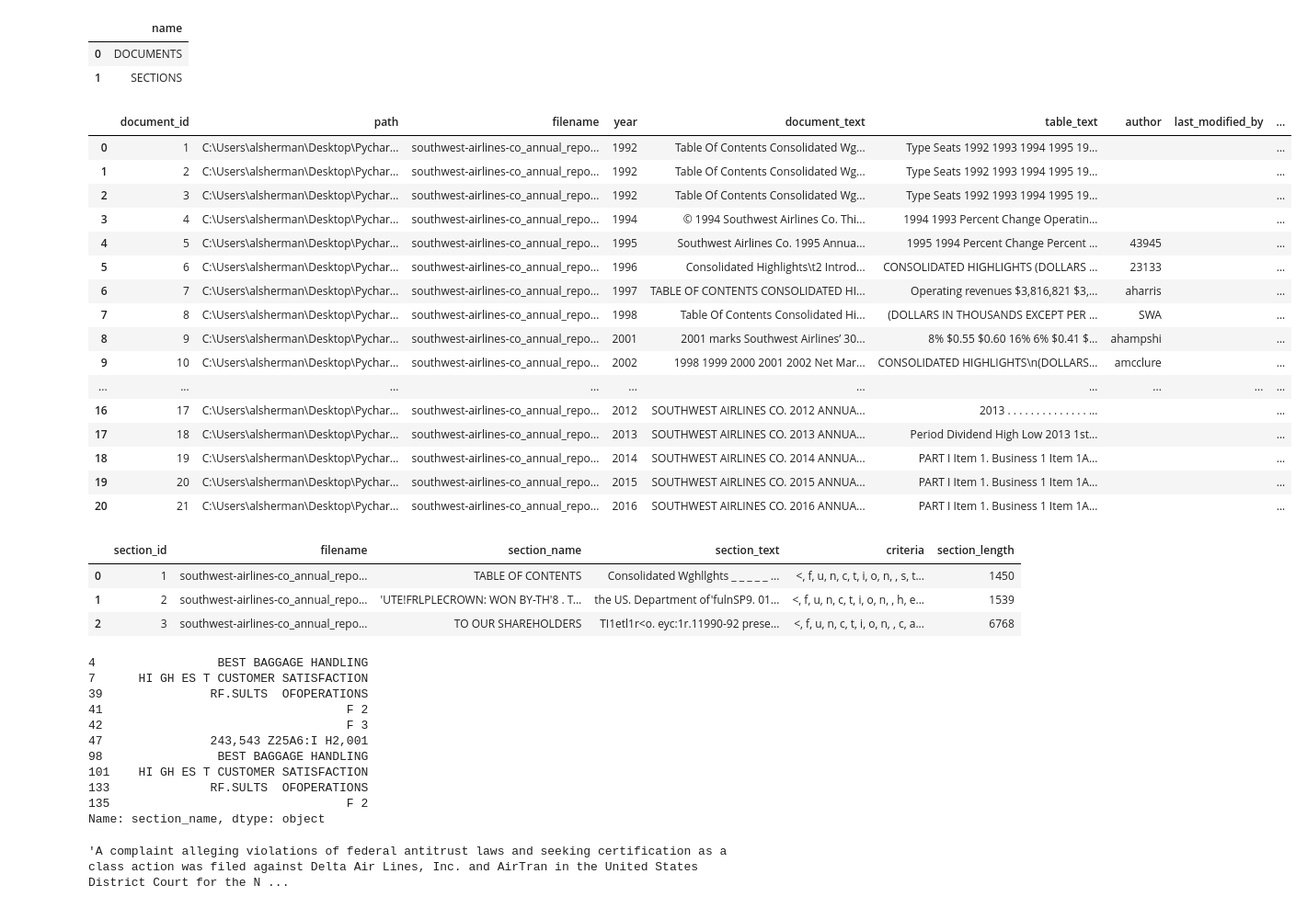
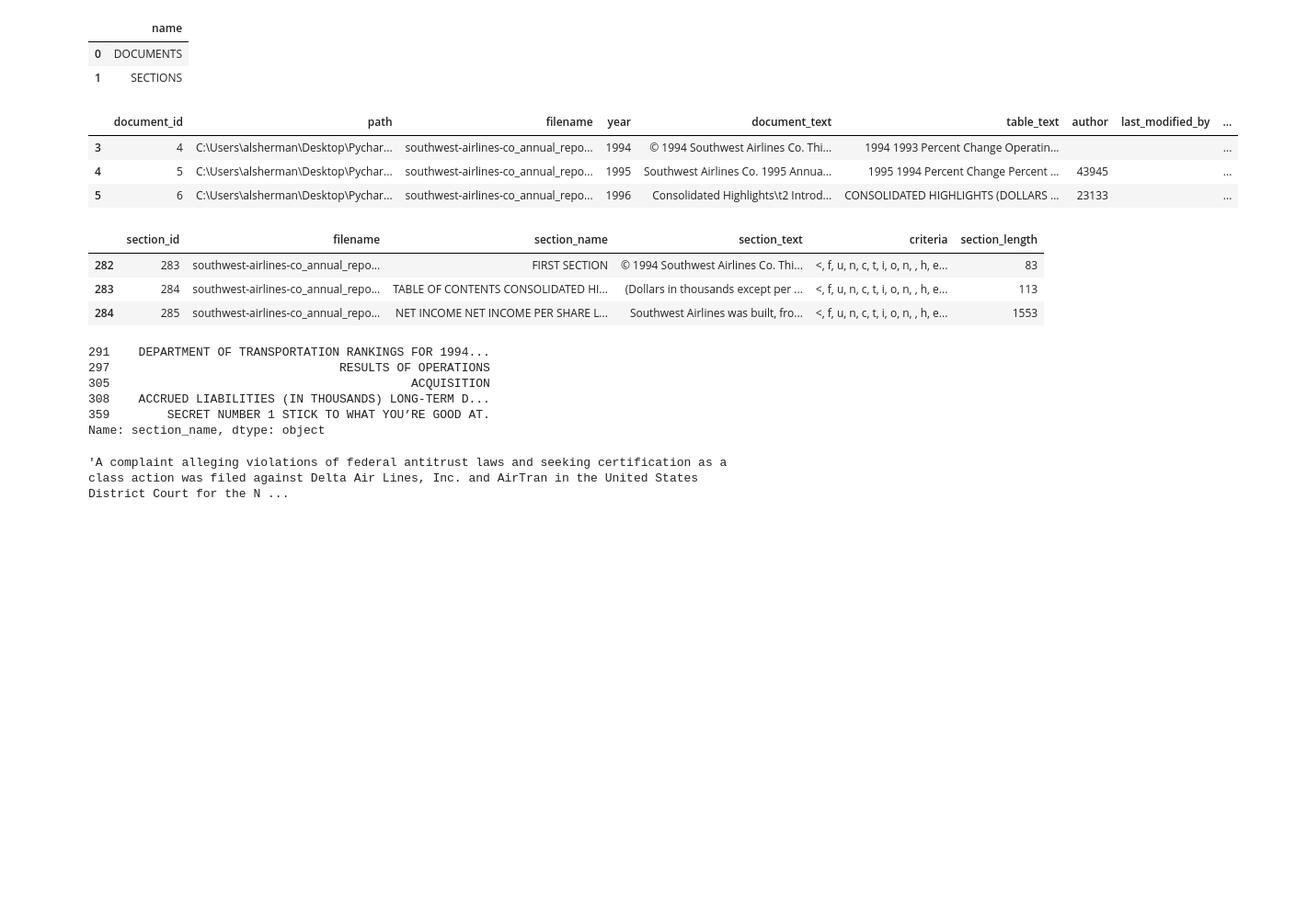
Before and after one commit to Alexjmsherman/nlp_practicum_original, a Jupyter notebook: lessons/lesson7_text_preprocessing/text_preprocessing_solution.ipynb, the cells around one changed output. Shown: that part at 92% size. Drawn from its saved outputs; the diff is of its cells as text; code cells hidden in the pictures; blank space fills up the shorter version.

```diff
--- a/lessons/lesson7_text_preprocessing/text_preprocessing_solution.ipynb
+++ b/lessons/lesson7_text_preprocessing/text_preprocessing_solution.ipynb
@@ -37,47 +37,31 @@ pd.read_sql("SELECT name FROM sqlite_master WHERE type='table'", con=engine)
 # %%
 # read the oracle 10k documents
 doc_df = pd.read_sql("SELECT * FROM Documents", con=engine)
-doc_df
+doc_df = doc_df[~doc_df.filename.str.contains('1992')]
+doc_df.head(3)
 # %% [output]
 |  | document_id | path | filename | year | document_text | table_text | author | last_modified_by | ... |
-| 0 | 1 | C:\Users\alsherman\Desktop\Pychar... | southwest-airlines-co_annual_repo... | 1992 | Table Of Contents Consolidated Wg... | Type Seats 1992 1993 1994 1995 19... |  |  | ... |
-| 1 | 2 | C:\Users\alsherman\Desktop\Pychar... | southwest-airlines-co_annual_repo... | 1992 | Table Of Contents Consolidated Wg... | Type Seats 1992 1993 1994 1995 19... |  |  | ... |
-| 2 | 3 | C:\Users\alsherman\Desktop\Pychar... | southwest-airlines-co_annual_repo... | 1992 | Table Of Contents Consolidated Wg... | Type Seats 1992 1993 1994 1995 19... |  |  | ... |
 | 3 | 4 | C:\Users\alsherman\Desktop\Pychar... | southwest-airlines-co_annual_repo... | 1994 | © 1994 Southwest Airlines Co. Thi... | 1994 1993 Percent Change Operatin... |  |  | ... |
 | 4 | 5 | C:\Users\alsherman\Desktop\Pychar... | southwest-airlines-co_annual_repo... | 1995 | Southwest Airlines Co. 1995 Annua... | 1995 1994 Percent Change Percent ... | 43945 |  | ... |
 | 5 | 6 | C:\Users\alsherman\Desktop\Pychar... | southwest-airlines-co_annual_repo... | 1996 | Consolidated Highlights\t2 Introd... | CONSOLIDATED HIGHLIGHTS (DOLLARS ... | 23133 |  | ... |
-| 6 | 7 | C:\Users\alsherman\Desktop\Pychar... | southwest-airlines-co_annual_repo... | 1997 | TABLE OF CONTENTS CONSOLIDATED HI... | Operating revenues $3,816,821 $3,... | aharris |  | ... |
-| 7 | 8 | C:\Users\alsherman\Desktop\Pychar... | southwest-airlines-co_annual_repo... | 1998 | Table Of Contents Consolidated Hi... | (DOLLARS IN THOUSANDS EXCEPT PER ... | SWA |  | ... |
-| 8 | 9 | C:\Users\alsherman\Desktop\Pychar... | southwest-airlines-co_annual_repo... | 2001 | 2001 marks Southwest Airlines’ 30... | 8% $0.55 $0.60 16% 6% $0.41 $... | ahampshi |  | ... |
-| 9 | 10 | C:\Users\alsherman\Desktop\Pychar... | southwest-airlines-co_annual_repo... | 2002 | 1998 1999 2000 2001 2002 Net Mar... | CONSOLIDATED HIGHLIGHTS\n(DOLLARS... | amcclure |  | ... |
-| ... | ... | ... | ... | ... | ... | ... | ... | ... | ... |
-| 16 | 17 | C:\Users\alsherman\Desktop\Pychar... | southwest-airlines-co_annual_repo... | 2012 | SOUTHWEST AIRLINES CO. 2012 ANNUA... | 2013 . . . . . . . . . . . . . . ... |  |  | ... |
-| 17 | 18 | C:\Users\alsherman\Desktop\Pychar... | southwest-airlines-co_annual_repo... | 2013 | SOUTHWEST AIRLINES CO. 2013 ANNUA... | Period Dividend High Low 2013 1st... |  |  | ... |
-| 18 | 19 | C:\Users\alsherman\Desktop\Pychar... | southwest-airlines-co_annual_repo... | 2014 | SOUTHWEST AIRLINES CO. 2014 ANNUA... | PART I Item 1. Business 1 Item 1A... |  |  | ... |
-| 19 | 20 | C:\Users\alsherman\Desktop\Pychar... | southwest-airlines-co_annual_repo... | 2015 | SOUTHWEST AIRLINES CO. 2015 ANNUA... | PART I Item 1. Business 1 Item 1A... |  |  | ... |
-| 20 | 21 | C:\Users\alsherman\Desktop\Pychar... | southwest-airlines-co_annual_repo... | 2016 | SOUTHWEST AIRLINES CO. 2016 ANNUA... | PART I Item 1. Business 1 Item 1A... |  |  | ... |
 # %%
 # read the oracle 10k sections
 df = pd.read_sql("SELECT * FROM Sections ", con=engine)
+df = df[~df.filename.str.contains('1992')]
 df.head(3)
 # %% [output]
 |  | section_id | filename | section_name | section_text | criteria | section_length |
-| 0 | 1 | southwest-airlines-co_annual_repo... | TABLE OF CONTENTS | Consolidated Wghllghts _ _ _ _ _ ... | <, f, u, n, c, t, i, o, n, , s, t... | 1450 |
-| 1 | 2 | southwest-airlines-co_annual_repo... | 'UTE!FRLPLECROWN: WON BY-TH'8 . T... | the US. Department of'fulnSP9. 01... | <, f, u, n, c, t, i, o, n, , h, e... | 1539 |
-| 2 | 3 | southwest-airlines-co_annual_repo... | TO OUR SHAREHOLDERS | TI1etl1r<o. eyc:1r.11990-92 prese... | <, f, u, n, c, t, i, o, n, , c, a... | 6768 |
+| 282 | 283 | southwest-airlines-co_annual_repo... | FIRST SECTION | © 1994 Southwest Airlines Co. Thi... | <, f, u, n, c, t, i, o, n, , h, e... | 83 |
+| 283 | 284 | southwest-airlines-co_annual_repo... | TABLE OF CONTENTS CONSOLIDATED HI... | (Dollars in thousands except per ... | <, f, u, n, c, t, i, o, n, , h, e... | 113 |
+| 284 | 285 | southwest-airlines-co_annual_repo... | NET INCOME NET INCOME PER SHARE L... | Southwest Airlines was built, fro... | <, f, u, n, c, t, i, o, n, , h, e... | 1553 |
 # %%
-df[df.section_text.str.contains('fee')].section_name.head(10)
+df[df.section_text.str.contains('fee')].section_name.head()
 # %% [output]
-4                 BEST BAGGAGE HANDLING
-7      HI GH ES T CUSTOMER SATISFACTION
-39               RF.SULTS  OFOPERATIONS
-41                                  F 2
-42                                  F 3
-47               243,543 Z25A6:I H2,001
-98                BEST BAGGAGE HANDLING
-101    HI GH ES T CUSTOMER SATISFACTION
-133              RF.SULTS  OFOPERATIONS
-135                                 F 2
+291    DEPARTMENT OF TRANSPORTATION RANKINGS FOR 1994...
+297                                RESULTS OF OPERATIONS
+305                                          ACQUISITION
+308    ACCRUED LIABILITIES (IN THOUSANDS) LONG-TERM D...
+359        SECRET NUMBER 1 STICK TO WHAT YOU’RE GOOD AT.
 Name: section_name, dtype: object
 # %%
 # example text
```
Also changed, not shown: 1 other file.
